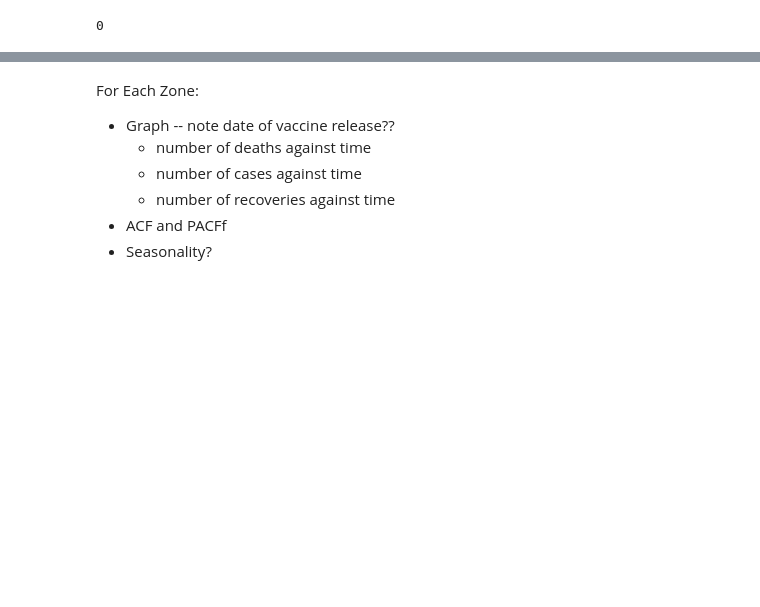
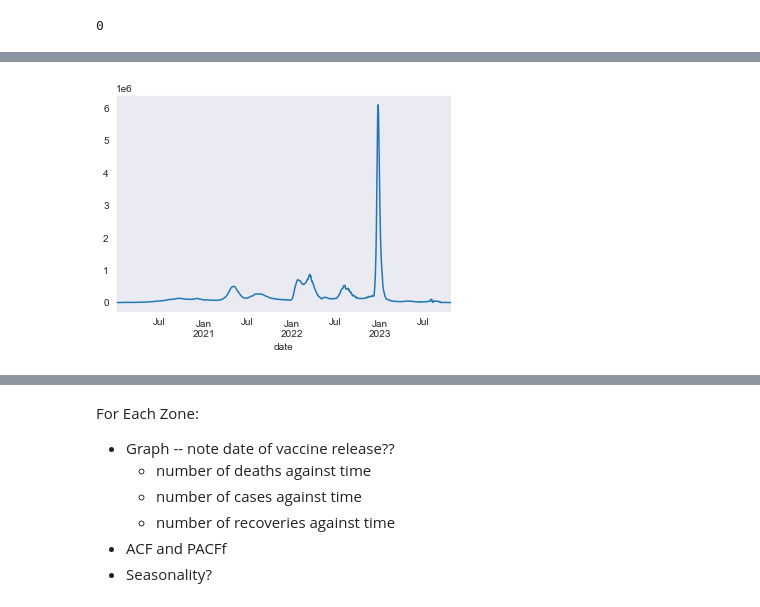
Before and after one commit to Bella3s/Covid-19-Time-Series-Modeling, a Jupyter notebook: index.ipynb, the cells around one changed output, grey strips where cells are left out. Drawn from its saved outputs; the diff is of its cells as text; code cells hidden in the pictures; blank space fills up the shorter version.

```diff
--- a/index.ipynb
+++ b/index.ipynb
@@ -532,0 +644,4 @@ for var in fill_avg:
+# %%
+df_asia_ts['new_cases_smoothed'].plot();
+# %% [output]
+[figure, added]
```
Also changed, not shown: parts of 23 cells of this notebook.
